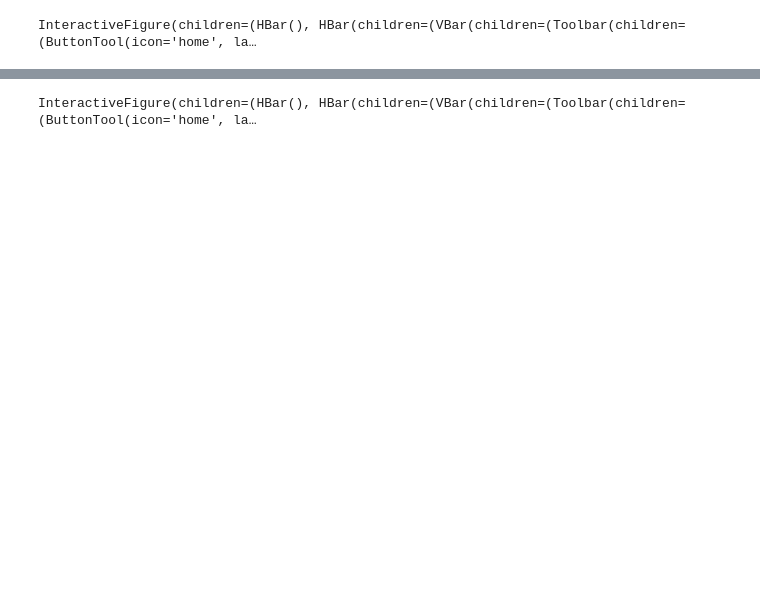
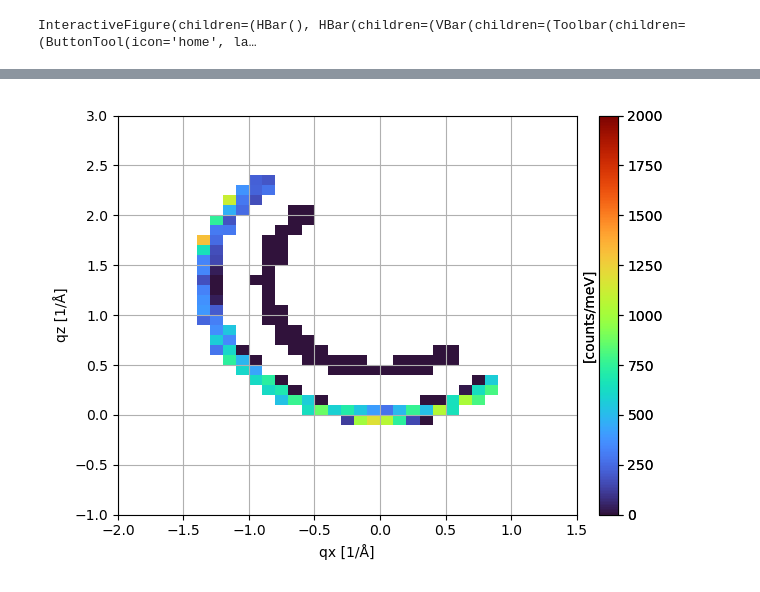
Before and after one commit to bingli621/md_norm, a Jupyter notebook: reduction/let_reductio_flat.ipynb, the cells around one changed output, grey strips where cells are left out. Cells and saved outputs as stored; diff of their text form; code cells hidden in the pictures; blank space fills up the shorter version.

Commit message:
identified issues when plotting energy axis

```diff
--- a/reduction/let_reductio_flat.ipynb
+++ b/reduction/let_reductio_flat.ipynb
@@ -388,34 +444,69 @@ InteractiveFigure(children=(HBar(), HBar(children=(VBar(children=(Toolbar(childr
 # %%
-bins = generate_bins(
+bins1 = generate_bins(
     qx=(-2, 1.5, 0.1),
     qy=(-0.1, 0.1),
     qz=(-1, 3.0, 0.1),
     en=(-0.2, 0.2),
 )
 
-data_hist = sc.bin(events, **bins).hist()
+data_hist1 = sc.bin(events, **bins1).hist()
 
 
-norm = compute_q_de_norm(
+norm1 = compute_q_de_norm(
     trajectory_start=tuple(zip(*trajectory_start)),
     trajectory_stop=tuple(zip(*trajectory_stop)),
     # Using calculated solid angles:
-    solid_angle=norm_factors.coords['d_omega_calc'],
-    grid=tuple(bins.values()),
-    incident_energy=norm_factors.coords['ei']['rrm',rrm],
+    solid_angle=norm_factors.coords["d_omega_calc"],
+    grid=tuple(bins1.values()),
+    incident_energy=ei,
 )
-norm = norm.rename_dims(h="qx", k="qy", l="qz", energy_transfer="en")
-
-pp.plot(
-    (data_hist.squeeze().transpose()) / norm.squeeze(),
-    coords=["qx", "qz"],
-    grid=True,
-    cmap="turbo",
-    vmin=0,
-    vmax=2000,
-)
+norm1 = norm1.rename_dims(h="qx", k="qy", l="qz", energy_transfer="en")
-# %% [output]
-InteractiveFigure(children=(HBar(), HBar(children=(VBar(children=(Toolbar(children=(ButtonTool(icon='home', la…
+# %%
+bins2 = generate_bins(
+    qx=(-2, 1.5, 0.1),
+    qy=(-0.1, 0.1),
+    qz=(-1, 3.0, 0.1),
+    en=(2, 2.2),
+)
+
+data_hist2 = sc.bin(events, **bins2).hist()
+
+
+norm2 = compute_q_de_norm(
+    trajectory_start=tuple(zip(*trajectory_start)),
+    trajectory_stop=tuple(zip(*trajectory_stop)),
+    # Using calculated solid angles:
+    solid_angle=norm_factors.coords["d_omega_calc"],
+    grid=tuple(bins2.values()),
+    incident_energy=ei,
+)
+norm2 = norm2.rename_dims(h="qx", k="qy", l="qz", energy_transfer="en")
+# %%
+import matplotlib.pyplot as plt
+
+fig, ax = plt.subplots()
+
+p = pp.plot(
+    (data_hist1.squeeze().transpose()) / norm1.squeeze(),
+    coords=["qx", "qz"],
+    grid=True,
+    cmap="turbo",
+    vmin=0,
+    vmax=2000,
+    ax=ax,
+)
+
+p = pp.plot(
+    (data_hist2.squeeze().transpose()) / norm2.squeeze(),
+    coords=["qx", "qz"],
+    grid=True,
+    cmap="turbo",
+    vmin=0,
+    vmax=2000,
+    ax=ax,
+)
+# %% [output]
+[figure, added]
 # %%
 bins = generate_bins(
     qx=(-2, 1.5, 0.1),
```
Also changed, not shown: parts of 18 cells of this notebook, 2 other files.
